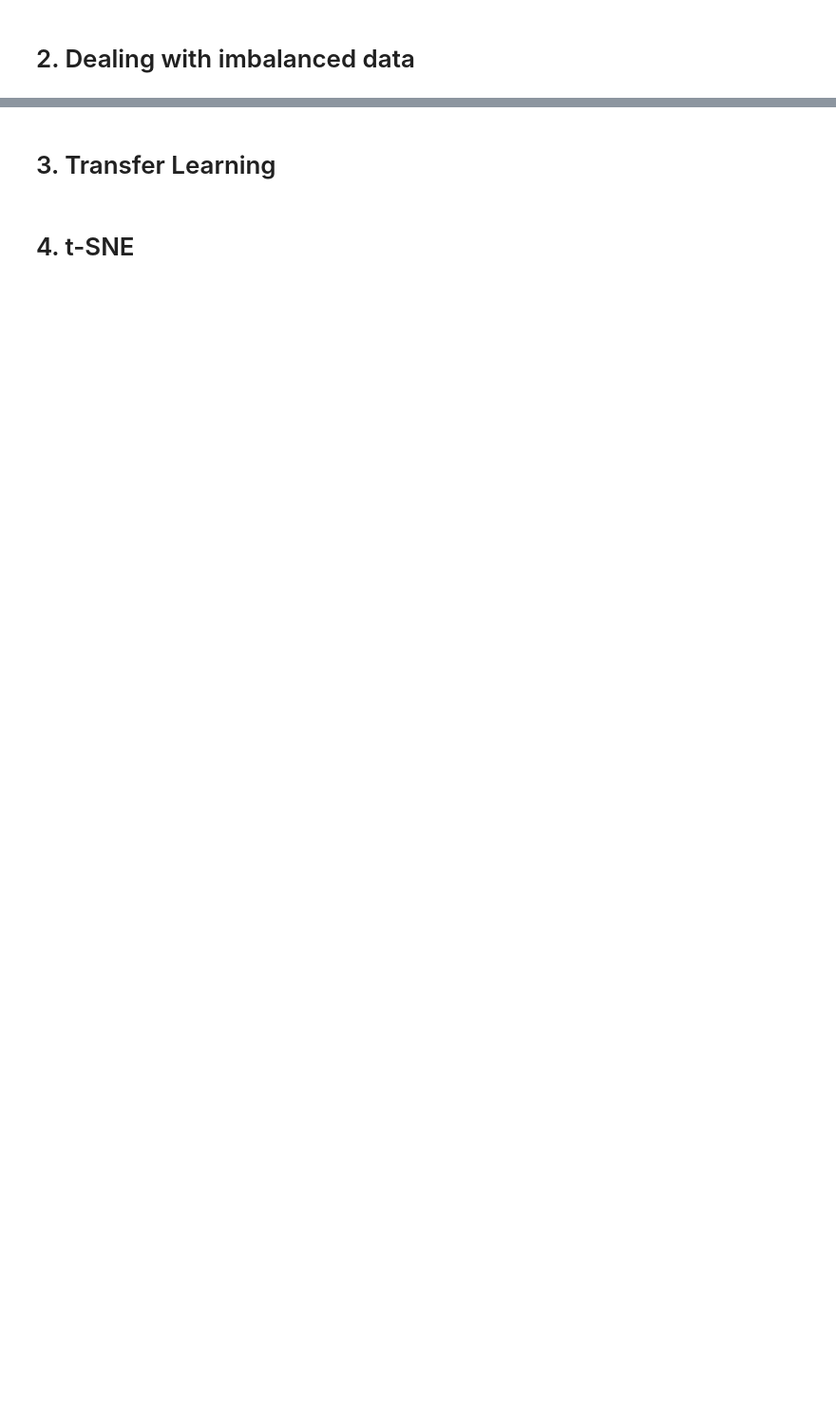
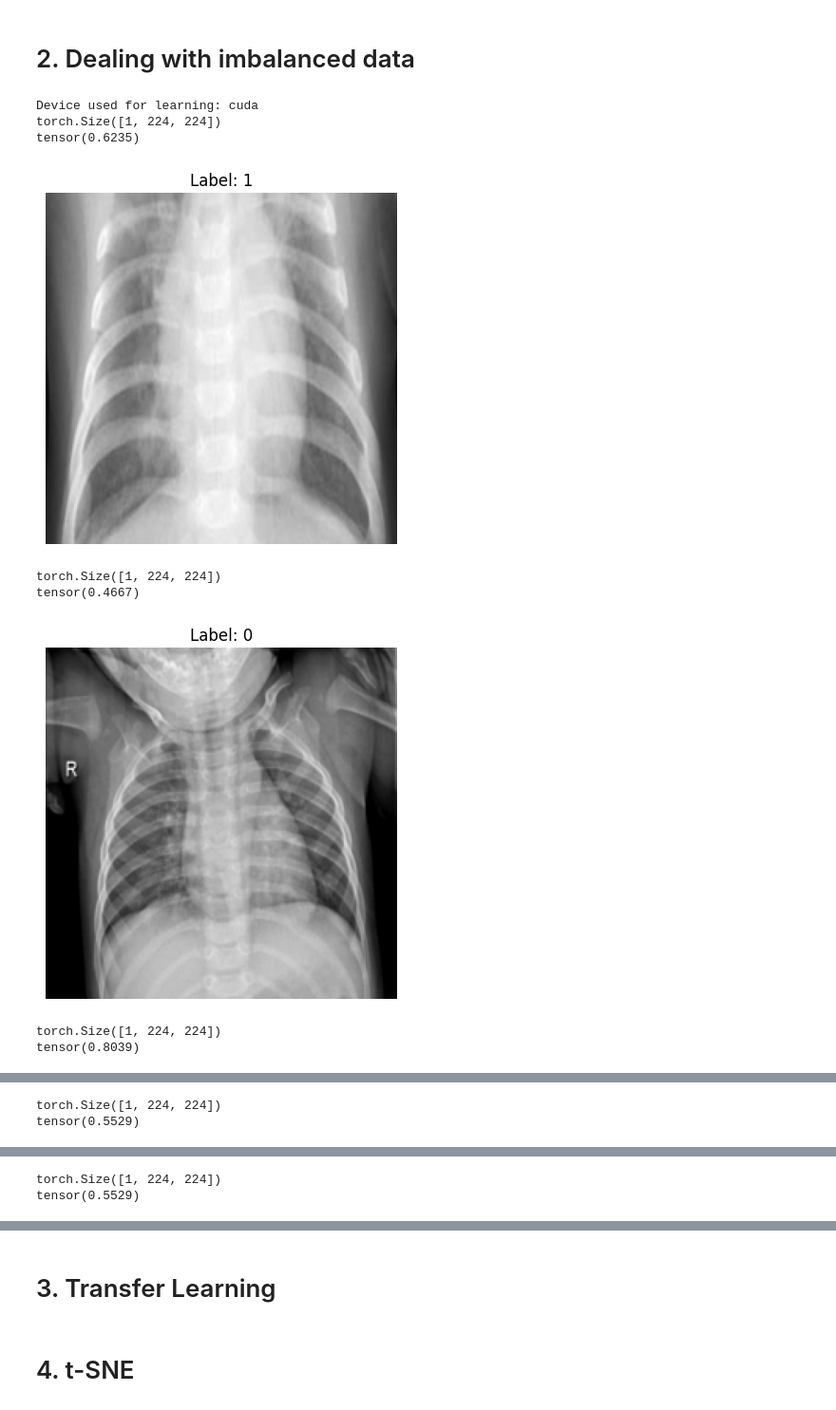
Before and after one commit to amirnadaBGU/deeplearningEE_hw2, a Jupyter notebook: Assignment_2_COVID_19.ipynb, the cells around one changed output, grey strips where cells are left out. Shown at 95% size. Drawn from its saved outputs; the diff is of its cells as text; code cells hidden in the pictures; blank space fills up the shorter version.

```diff
--- a/Assignment_2_COVID_19.ipynb
+++ b/Assignment_2_COVID_19.ipynb
@@ -404,0 +769,46 @@ explain how to avoid those biases and corruptions
+# %%
+from torch.utils.data import DataLoader
+LEARNING_RATE = 0.001
+EPOCHS_COUNT = 5
+BATCH_SIZE = 16
+CLASSES_COUNT=3
+
+DEVICE = torch.device("cuda" if torch.cuda.is_available() else "cpu")
+print(f"Device used for learning: {DEVICE}")
+
+transform = transforms.Compose([
+    transforms.Grayscale(num_output_channels=1),
+    transforms.Resize((224, 224)),  # resize to match model input
+    transforms.RandomApply([transforms.RandomResizedCrop(size=(224, 224), scale=(0.7, 1.0))],p=0.2),
+    transforms.ToTensor(),          # convert to tensor
+    transforms.Normalize(mean=[0.5], std=[0.5])  # for grayscale; use 3 values for RGB
+])
+
+
+train_dataset = ImageDataset(X_train_combined, Y_train_combined, transform=transform)
+train_loader = DataLoader(train_dataset, batch_size=BATCH_SIZE, shuffle=True)
+
+validation_dataset = ImageDataset(X_val_combined, Y_val_combined, transform=transform)
+validation_loader = DataLoader(train_dataset, batch_size=BATCH_SIZE, shuffle=True)
+
+test_dataset = ImageDataset(X_test_combined, Y_test_combined, transform=transform)
+test_loader = DataLoader(train_dataset, batch_size=BATCH_SIZE, shuffle=True)
+
+for i in range(5):
+    print(image.size())
+    print(image.max())
+    image, label = train_dataset[i]  # transformed image is a Tensor
+    plt.imshow(image.squeeze(), cmap='gray')  # squeeze if it's 1xHxW
+    plt.title(f"Label: {label}")
+    plt.axis('off')
+    plt.show()
+# %% [output]
+Device used for learning: cuda
+torch.Size([1, 224, 224])
+tensor(0.6235)
+[figure, added]
+torch.Size([1, 224, 224])
+tensor(0.4667)
+[figure, added]
+torch.Size([1, 224, 224])
+tensor(0.8039)
@@ -404,0 +816,2 @@ explain how to avoid those biases and corruptions
+torch.Size([1, 224, 224])
+tensor(0.5529)
@@ -404,0 +819,2 @@ explain how to avoid those biases and corruptions
+torch.Size([1, 224, 224])
+tensor(0.5529)
```
Also changed, not shown: parts of 28 cells of this notebook.
